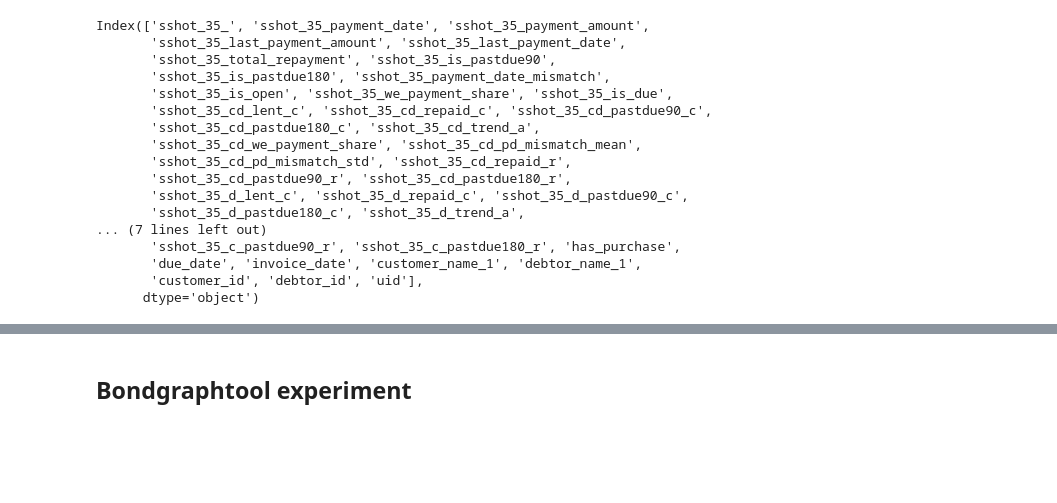
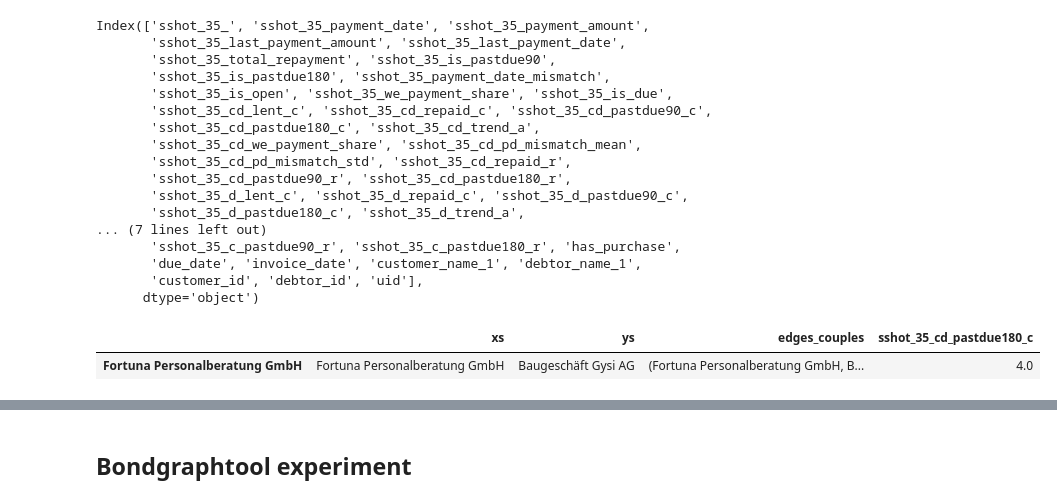
Before and after one commit to davidemariani/networkAnalysisForML, a Jupyter notebook: network_modelling_testing.ipynb, the cells around one changed output, grey strips where cells are left out. Drawn from its saved outputs; the diff is of its cells as text; code cells hidden in the pictures; blank space fills up the shorter version.

```diff
--- a/network_modelling_testing.ipynb
+++ b/network_modelling_testing.ipynb
@@ -140,3 +147,8 @@ Index(['sshot_35_', 'sshot_35_payment_date', 'sshot_35_payment_amount',
       dtype='object')
 # %%
 edges = create_edges(dtemp, fields = ['sshot_35_cd_pastdue180_c'])
+# %%
+edges[edges.sshot_35_cd_pastdue180_c==4]
+# %% [output]
+|  | xs | ys | edges_couples | sshot_35_cd_pastdue180_c |
+| Fortuna Personalberatung GmbH | Fortuna Personalberatung GmbH | Baugeschäft Gysi AG | (Fortuna Personalberatung GmbH, B... | 4.0 |
```
Also changed, not shown: parts of 8 cells of this notebook, 1 other file.
